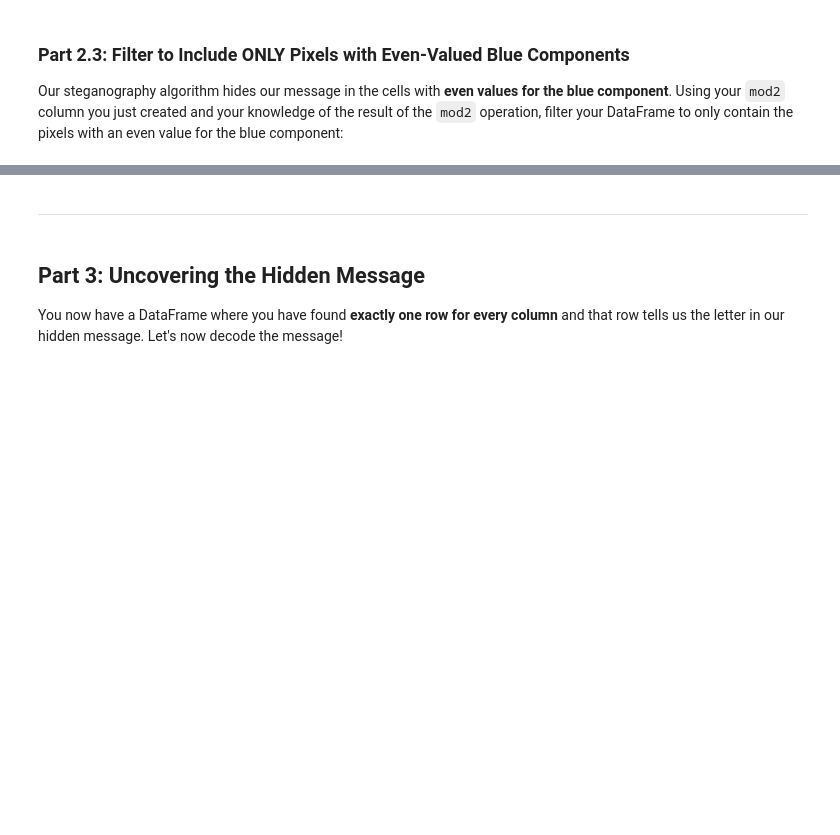
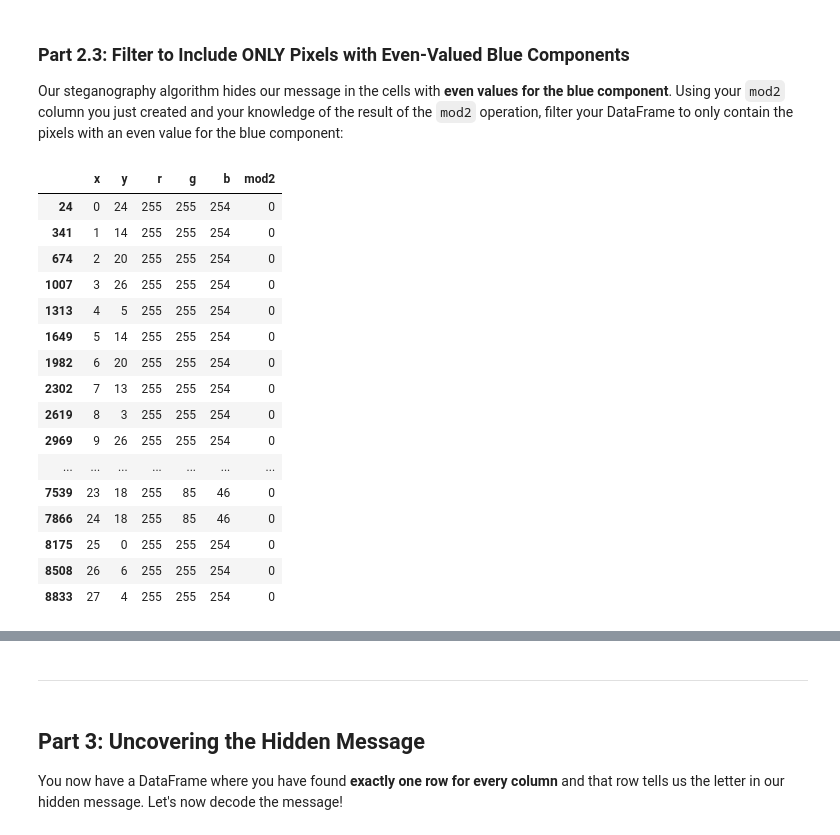
Before and after one commit to economirtrics/microprojects, a Jupyter notebook: microproject-08-image-steganography/microproject-08-image-steganography.ipynb, the cells around one changed output, grey strips where cells are left out. Saved outputs shown, nothing was run; the diff lists cells and outputs as text; code cells hidden in the pictures; blank space fills up the shorter version.

```diff
--- a/microproject-08-image-steganography/microproject-08-image-steganography.ipynb
+++ b/microproject-08-image-steganography/microproject-08-image-steganography.ipynb
@@ -121,7 +157,26 @@ print(f"{tada} All Tests Passed! {tada}")
 Our steganography algorithm hides our message in the cells with **even values for the blue component**.  Using your `mod2` column you just created and your knowledge of the result of the `mod2` operation, filter your DataFrame to only contain the pixels with an even value for the blue component:
 # %%
 # Filter your DataFrame to contain ONLY pixels with even-valued blue components:
-...
+df = df[df['mod2'] == 0]
+df
+# %% [output]
+|  | x | y | r | g | b | mod2 |
+| 24 | 0 | 24 | 255 | 255 | 254 | 0 |
+| 341 | 1 | 14 | 255 | 255 | 254 | 0 |
+| 674 | 2 | 20 | 255 | 255 | 254 | 0 |
+| 1007 | 3 | 26 | 255 | 255 | 254 | 0 |
+| 1313 | 4 | 5 | 255 | 255 | 254 | 0 |
+| 1649 | 5 | 14 | 255 | 255 | 254 | 0 |
+| 1982 | 6 | 20 | 255 | 255 | 254 | 0 |
+| 2302 | 7 | 13 | 255 | 255 | 254 | 0 |
+| 2619 | 8 | 3 | 255 | 255 | 254 | 0 |
+| 2969 | 9 | 26 | 255 | 255 | 254 | 0 |
+| ... | ... | ... | ... | ... | ... | ... |
+| 7539 | 23 | 18 | 255 | 85 | 46 | 0 |
+| 7866 | 24 | 18 | 255 | 85 | 46 | 0 |
+| 8175 | 25 | 0 | 255 | 255 | 254 | 0 |
+| 8508 | 26 | 6 | 255 | 255 | 254 | 0 |
+| 8833 | 27 | 4 | 255 | 255 | 254 | 0 |
 # %%
 ### TEST CASE for Part 2.3: Filter to Include ONLY Pixels with Even-Valued Blue Components
 tada = "\N{PARTY POPPER}"
```
Also changed, not shown: parts of 21 cells of this notebook, 1 other file.
